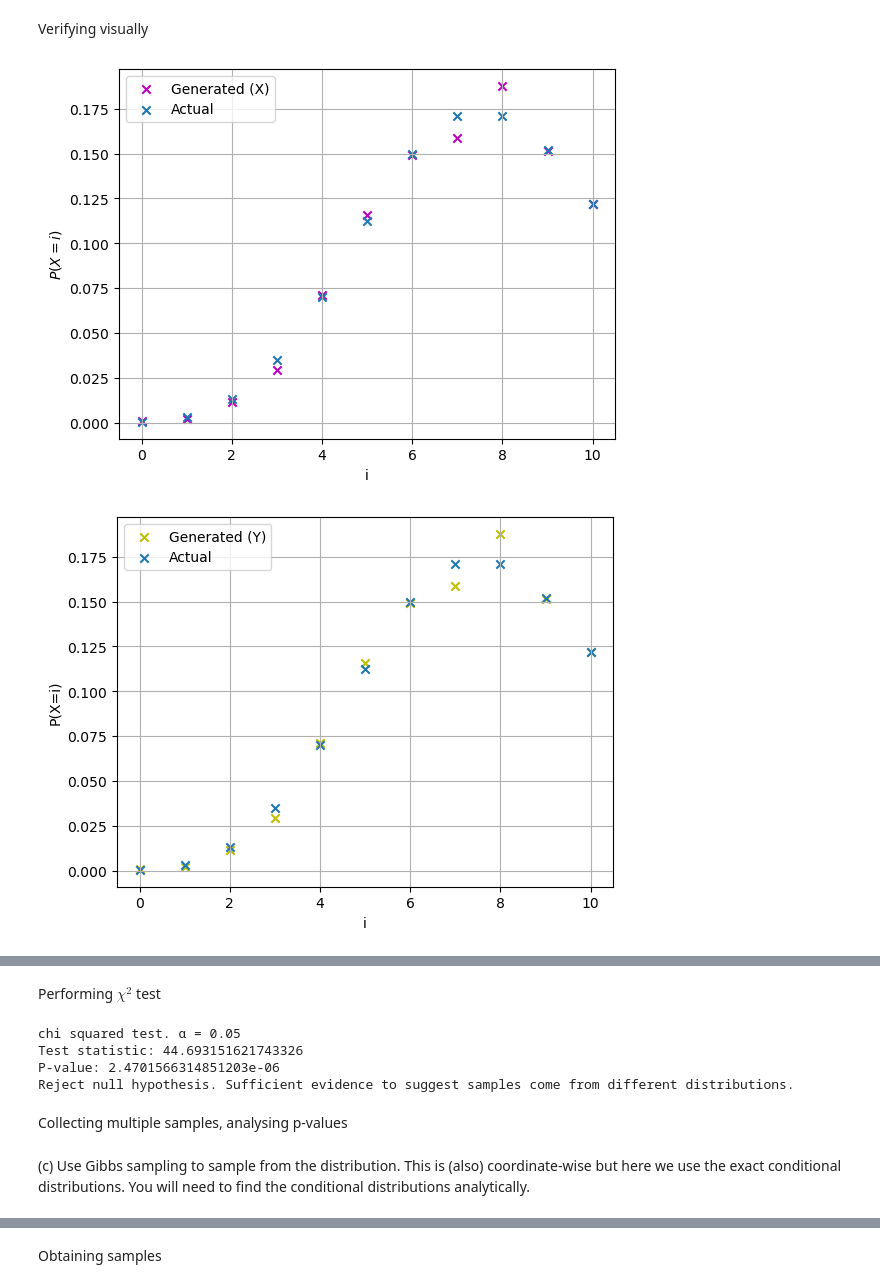
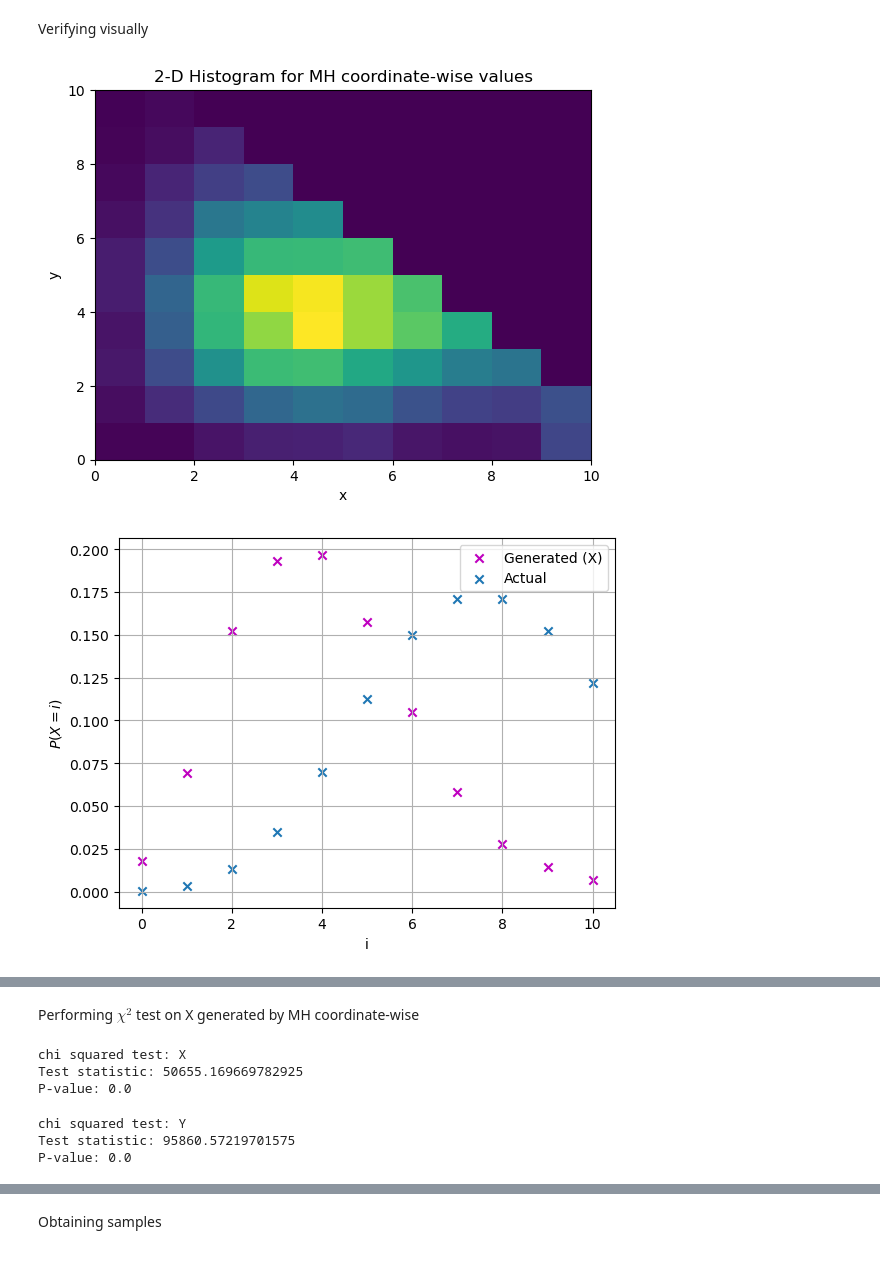
Before and after one commit to damiskov/02443-stochastic-simulation, a Jupyter notebook: Exercises/exercise6.ipynb, the cells around one changed output, grey strips where cells are left out. Saved outputs shown, nothing was run; the diff lists cells and outputs as text; code cells hidden in the pictures.

```diff
--- a/Exercises/exercise6.ipynb
+++ b/Exercises/exercise6.ipynb
@@ -82,12 +81,12 @@ from scipy.stats import chisquare
 
 def true_pdf(m, n):
     pdf = []
-    for i in range(n+1):
-        pdf.append((m**i)/factorial(i))
+    for i in range(10+1):
+        pdf.append((8**i)/factorial(i))
     return [i/sum(pdf) for i in pdf]
 
 plt.scatter([i for i in range(0, 11)],true_pdf(8, 10), marker="x", label="Actual")
-plt.scatter(indices,pdf, marker="x",label="Generated")
+plt.scatter(indices,pdf, marker="x",label="Generated", color="g")
 plt.grid()
 plt.xlabel(r"$i$")
 plt.title("Comparison between Probability distributions")
@@ -100,6 +99,4 @@ plt.show()
 chisq, p = chisquare(f_obs=[i*10000 for i in pdf], f_exp=[i*10000 for i in true_pdf(8, 10)])
 print(f"Test statistic: {chisq}")
 print(f"P-value: {p}")
-if p < 0.05: print("Reject null hypothesis. Sufficient evidence to suggest samples come from different distributions.")
-else: print("Accept null hypothesis. Sufficient evidence to suggest that samples come from the same distribution.")
 # %% [output]
@@ -329,3 +330,26 @@ def MH_coord(n, A1=4, A2=4,m=10):
+# %%
+def MH_coord(n=10000, m=10, A1=4, A2=4):
+
+    g = lambda i, j: ((A1**i)/factorial(i)) * ((A2**j)/factorial(j))
+
+    X, Y = np.zeros(n), np.zeros(n)
+
+    Y[0] = np.random.randint(0, m + 1)
+
+    M = create_probability_matrix()
+
+    for i in range(n):
+
+        x_probability = M[int(Y[i])] / sum(M[int(Y[i])]) # Probabilities of moving to a different x
+        new_x = np.random.choice(list(range(11)), p=x_probability)
+
+        y_probability = M[:,int(new_x)] / sum(M[:,int(new_x)])
+        new_y = np.random.choice(list(range(11)), p=y_probability)
+
+        X[i] = new_x
+        Y[i] = new_y
+
+    return (X, Y)
 # %% [markdown]
 Generating sample
 # %%
@@ -333,25 +357,37 @@ X_c, Y_c = MH_coord(10000)
 # %% [markdown]
 Verifying visually
 # %%
+# i_x, pdf_X_c = make_pdf(X_c)
+# i_Y, pdf_Y_c = make_pdf(Y_c)
+
+
+plt.hist2d(X_c, Y_c)
+plt.title("2-D Histogram for MH coordinate-wise values")
+plt.xlabel("x")
+plt.ylabel("y")
+plt.show()
+
+
 i_x, pdf_X_c = make_pdf(X_c)
 i_Y, pdf_Y_c = make_pdf(Y_c)
+
 
 plt.scatter(i_x, pdf_X_c, marker="x", color="m", label="Generated (X)")
 plt.scatter([i for i in range(0, 11)],true_pdf(8, 10), marker="x", label="Actual")
 plt.ylabel(r"$P(X=i)$")
 plt.xlabel(r"i")
 plt.legend()
 plt.grid()
 plt.show()
 
 plt.scatter(i_Y, pdf_Y_c, marker="x", color="y", label="Generated (Y)")
 plt.scatter([i for i in range(0, 11)],true_pdf(8, 10), marker="x", label="Actual")
 plt.legend()
 plt.grid()
 plt.ylabel(r"P(X=i)")
 plt.xlabel(r"i")
 plt.legend()
 plt.show()
 # %% [output]
-[figure, old version]
+[figure, new version]
-[figure, old version]
+[figure, new version]
@@ -358,18 +395,20 @@ plt.show()
 # %% [markdown]
-Performing $\chi^2$ test
+Performing $\chi^2$ test on X generated by MH coordinate-wise
 # %%
 chisq, p = chisquare(f_obs=[i*10000 for i in pdf_X_c], f_exp=[i*10000 for i in true_pdf(8, 10)])
-print("chi squared test. \u03B1 = 0.05")
+print("chi squared test: X")
 print(f"Test statistic: {chisq}")
 print(f"P-value: {p}")
-if p < 0.05: print("Reject null hypothesis. Sufficient evidence to suggest samples do not come from the same distribution.")
-else: print("Accept null hypothesis. Sufficient evidence to suggest that samples come from the same distribution.")
 # %% [output]
-chi squared test. α = 0.05
-Test statistic: 44.693151621743326
-P-value: 2.4701566314851203e-06
-Reject null hypothesis. Sufficient evidence to suggest samples come from different distributions.
+chi squared test: X
+Test statistic: 50655.169669782925
+P-value: 0.0
-# %% [markdown]
-Collecting multiple samples, analysing p-values
-# %% [markdown]
-(c) Use Gibbs sampling to sample from the distribution. This is (also) coordinate-wise but here we use the exact conditional distributions. You will need to find the conditional distributions analytically.
+# %%
+chisq, p = chisquare(f_obs=[i*10000 for i in pdf_Y_c], f_exp=[i*10000 for i in true_pdf(8, 10)])
+print("chi squared test: Y")
+print(f"Test statistic: {chisq}")
+print(f"P-value: {p}")
+# %% [output]
+chi squared test: Y
+Test statistic: 95860.57219701575
+P-value: 0.0
```
Also changed, not shown: parts of 42 cells of this notebook, 4 other files.
